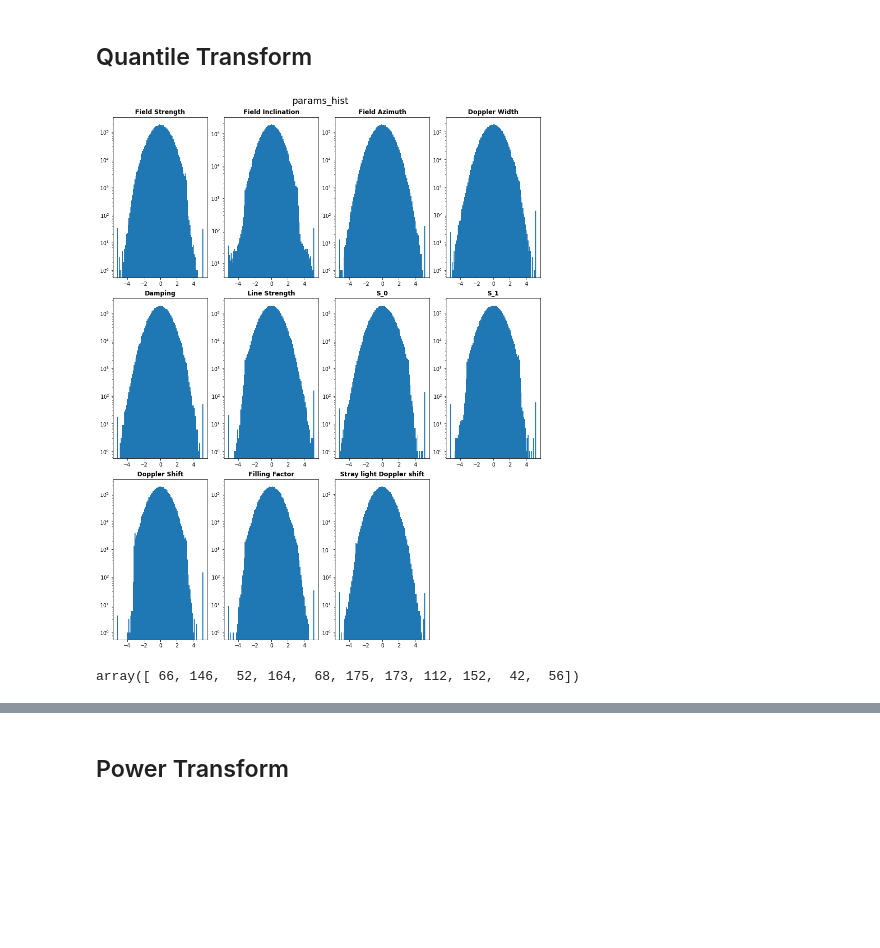
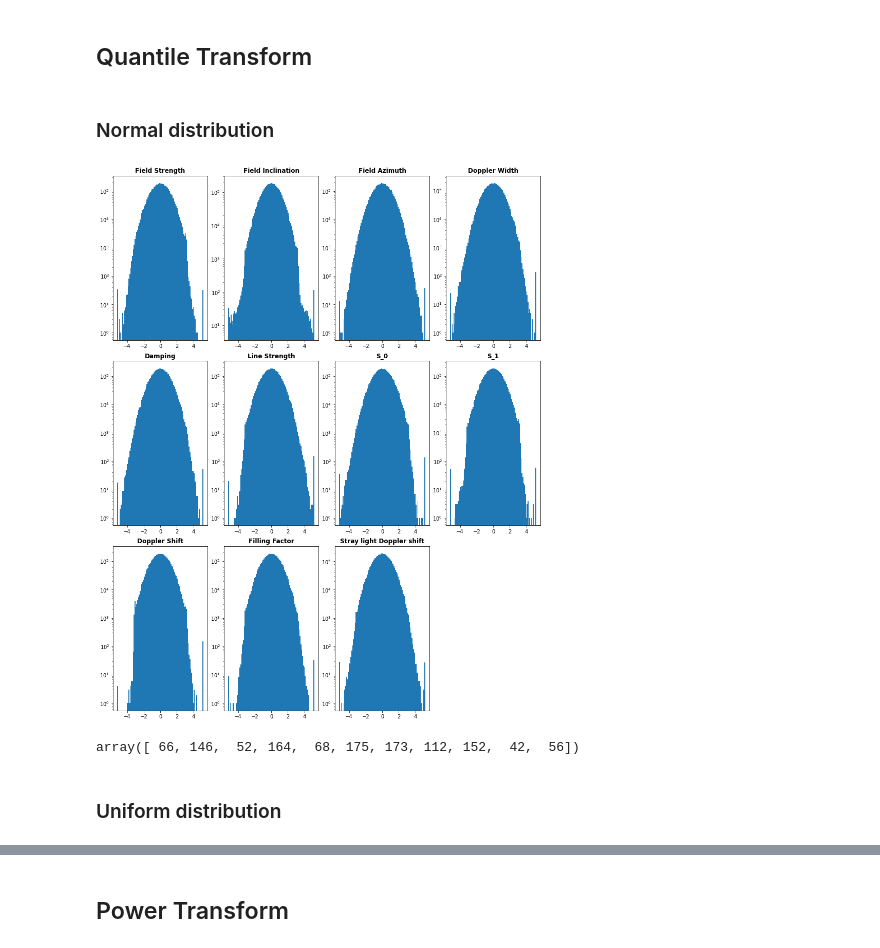
Before and after one commit to iknyazeva/InverseProblem, a Jupyter notebook: notebooks/data_transformations.ipynb, the cells around one changed output, grey strips where cells are left out. Cells and saved outputs as stored; diff of their text form; code cells hidden in the pictures; blank space fills up the shorter version.

Commit message:
Update the notebook with data transformation methods.

```diff
--- a/notebooks/data_transformations.ipynb
+++ b/notebooks/data_transformations.ipynb
@@ -63,12 +63,14 @@ plot_hist_params(normalize_output(filtered_params, logB=False, angle_transformat
 # %% [markdown]
 ## Quantile Transform
+# %% [markdown]
+### Normal distribution
 # %%
 from sklearn.preprocessing import QuantileTransformer
 # %%
-qt = QuantileTransformer(random_state=0, output_distribution='normal')
-params_qt = qt.fit_transform(filtered_params.reshape(-1, 11))
+qt_norm = QuantileTransformer(random_state=0, output_distribution='normal')
+params_qt_norm = qt_norm.fit_transform(filtered_params.reshape(-1, 11))
 # %%
-plot_hist_params(params_qt)
+plot_hist_params(params_qt_norm)
 # %% [output]
-[figure, old version]
+[figure, new version]
 # %%
@@ -76,2 +78,4 @@ np.sum(params_qt == params_qt.max(), axis=0) + np.sum(params_qt == params_qt.min
 # %% [output]
 array([ 66, 146,  52, 164,  68, 175, 173, 112, 152,  42,  56])
+# %% [markdown]
+### Uniform distribution
```
Also changed, not shown: parts of 6 cells of this notebook.
